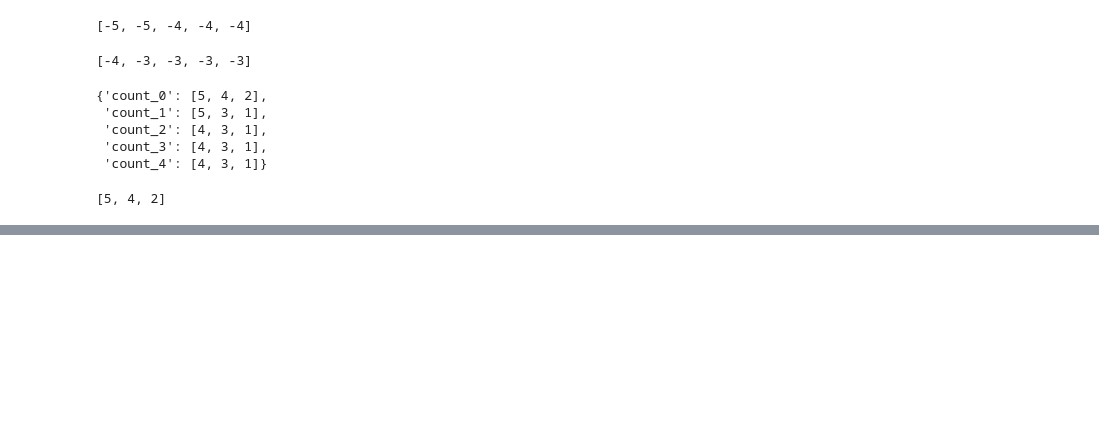
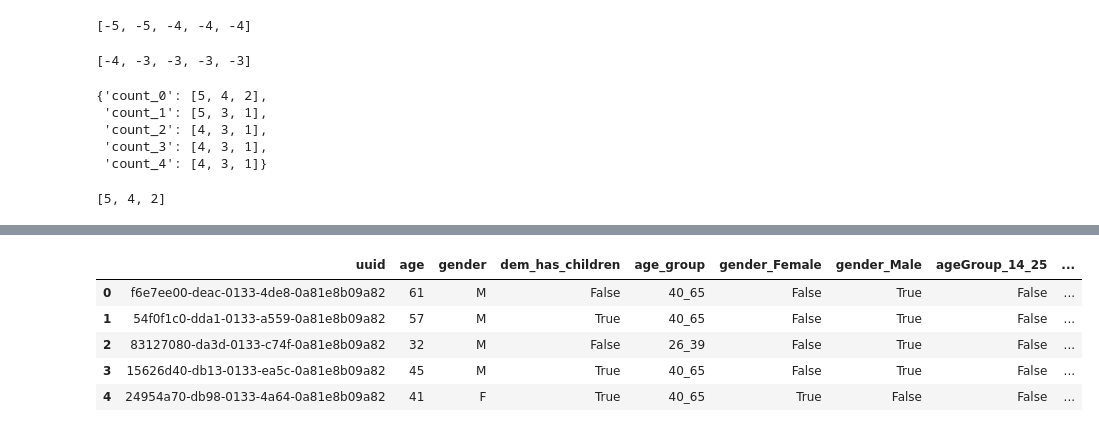
Before and after one commit to LAMDAMielgo/European_DataJobs_Poll, a Jupyter notebook: notebooks/wrangling.ipynb, the cells around one changed output, grey strips where cells are left out. Saved outputs shown, nothing was run; the diff lists cells and outputs as text; code cells hidden in the pictures; blank space fills up the shorter version.

```diff
--- a/notebooks/wrangling.ipynb
+++ b/notebooks/wrangling.ipynb
@@ -365,0 +388,9 @@ dict_counts['count_0']
+# %%
+df_personal_info.head()
+# %% [output]
+|  | uuid | age | gender | dem_has_children | age_group | gender_Female | gender_Male | ageGroup_14_25 | ... |
+| 0 | f6e7ee00-deac-0133-4de8-0a81e8b09a82 | 61 | M | False | 40_65 | False | True | False | ... |
+| 1 | 54f0f1c0-dda1-0133-a559-0a81e8b09a82 | 57 | M | True | 40_65 | False | True | False | ... |
+| 2 | 83127080-da3d-0133-c74f-0a81e8b09a82 | 32 | M | False | 26_39 | False | True | False | ... |
+| 3 | 15626d40-db13-0133-ea5c-0a81e8b09a82 | 45 | M | True | 40_65 | False | True | False | ... |
+| 4 | 24954a70-db98-0133-4a64-0a81e8b09a82 | 41 | F | True | 40_65 | True | False | False | ... |
```
Also changed, not shown: parts of 11 cells of this notebook, 15 other files.
